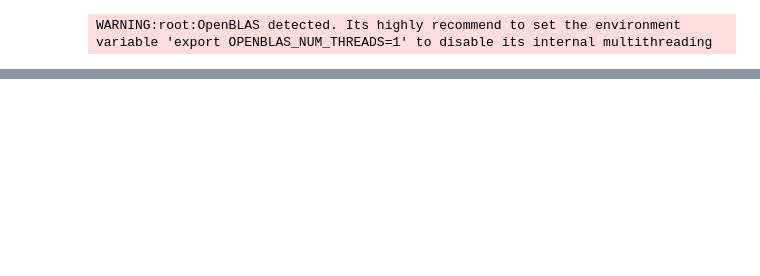
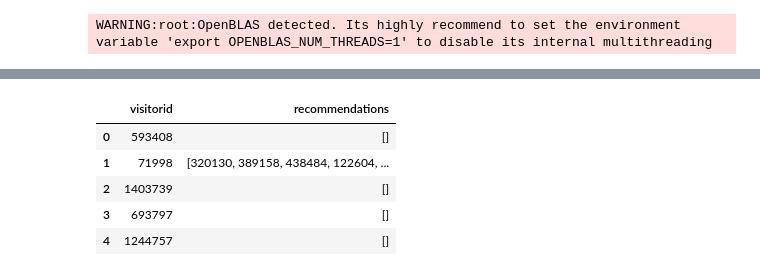
Before and after one commit to wileeam/retailrocket-recommender-system, a Jupyter notebook: retailrocket-recommender-system.ipynb, the cells around one changed output, grey strips where cells are left out. Cells and saved outputs as stored; diff of their text form; code cells hidden in the pictures; blank space fills up the shorter version.

```diff
--- a/retailrocket-recommender-system.ipynb
+++ b/retailrocket-recommender-system.ipynb
@@ -438,19 +429,24 @@ user_to_item_matrix.shape
 # Initialize the model(s)
 cf_als = implicit.als.AlternatingLeastSquares(factors=128,
                                               regularization=1.5,
-                                              iterations=100,
+                                              iterations=15,
                                               calculate_training_loss=True)
+
+cf_approximate_als = implicit.approximate_als.NMSLibAlternatingLeastSquares(factors=128,
+                                                                            regularization=1.5,
+                                                                            iterations=15,
+                                                                            calculate_training_loss=True)
 
 cf_bpr = implicit.bpr.BayesianPersonalizedRanking(factors=128,
                                                   learning_rate=1.5,
                                                   regularization=1,
-                                                  iterations=100,
+                                                  iterations=75,
                                                   verify_negative_samples=True)
 
 cf_lmf = implicit.lmf.LogisticMatrixFactorization(factors=128,
                                                   learning_rate=0.1,
                                                   regularization=1.5,
-                                                  iterations=100)
+                                                  iterations=5)
 # %% [output]
 WARNING:root:OpenBLAS detected. Its highly recommend to set the environment variable 'export OPENBLAS_NUM_THREADS=1' to disable its internal multithreading
 # %%
@@ -463,9 +461,10 @@ cf_lmf.fit(item_to_user_matrix, show_progress=True)
 # %%
 # Recommend items for one user (note that both the user and the results correspond to the internal indexes)
-user_index=4
-n=10
+user_index=0
+n=100
 recommendations = cf_als.recommend(userid=user_index,
                                    user_items=user_to_item_matrix.tocsr(),
                                    N=n,
                                    filter_already_liked_items=True,
                                    recalculate_user=True)
+recommendations[:10]
@@ -523,3 +534,9 @@ def get_implicit_recommendations(users_to_recommend,
             progress.update(1)
 
     return recommendations
+# %%
+# Configuration parameters...
+N = 100
+model = cf_als
+pred_users = raw_prediction_users.head(5)
+pred_users
@@ -534,0 +577,16 @@ recommendations = get_implicit_recommendations(raw_prediction_users,
+# %%
+l = lambda user: get_single_user_implicit_recommendations(user,
+                                                       model,
+                                                       user_to_item_matrix,
+                                                       users_index_map,
+                                                       index_items_map,
+                                                       n=N)
+pred_users['recommendations'] = pred_users.visitorid.apply(l, axis=1)
+pred_users.head()
+# %% [output]
+|  | visitorid | recommendations |
+| 0 | 593408 | [] |
+| 1 | 71998 | [320130, 389158, 438484, 122604, ... |
+| 2 | 1403739 | [] |
+| 3 | 693797 | [] |
+| 4 | 1244757 | [] |
```
Also changed, not shown: parts of 26 cells of this notebook.
